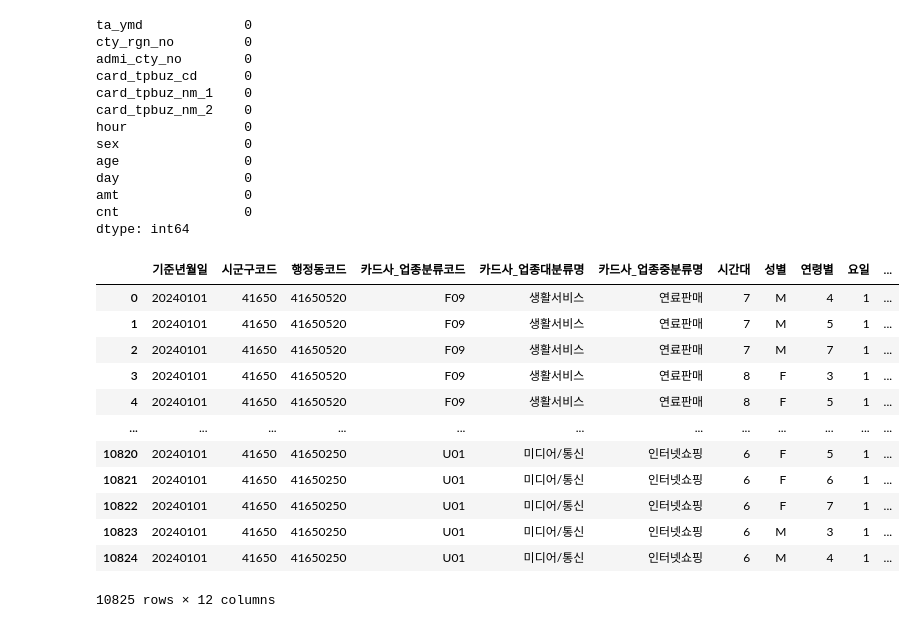
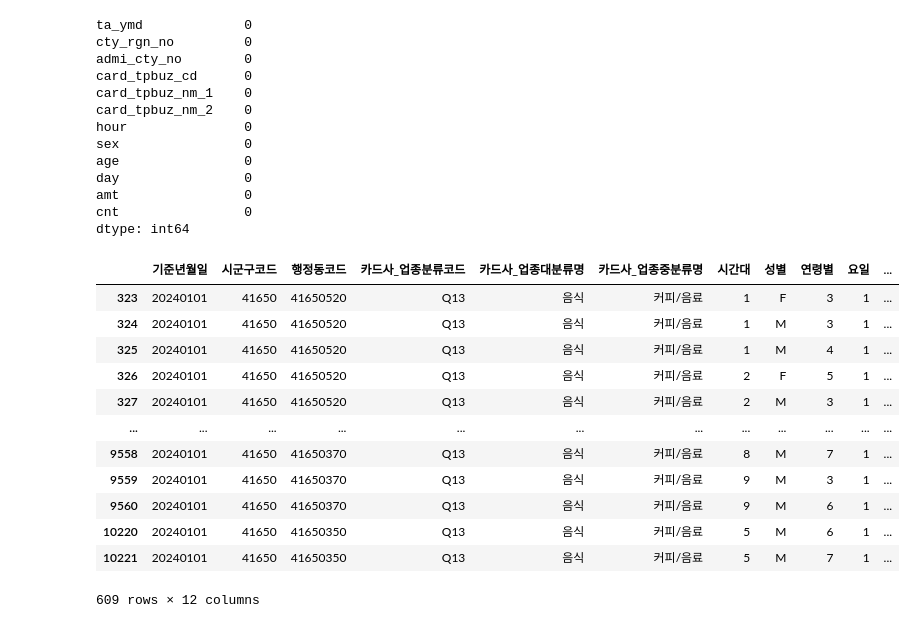
Before and after one commit to Hyo0806/ai, a Jupyter notebook: source/00_프로젝트/자료조사.ipynb, the cells around one changed output. Cells and saved outputs as stored; diff of their text form; code cells hidden in the pictures.

```diff
--- a/source/00_프로젝트/자료조사.ipynb
+++ b/source/00_프로젝트/자료조사.ipynb
@@ -115,18 +115,19 @@ cnt                0
 dtype: int64
 # %%
 data = pd.read_csv('data/카드소비데이터.csv', encoding='cp949')
-data
+data[data['카드사_업종중분류명']=='커피/음료']
+# data
 # %% [output]
 |  | 기준년월일 | 시군구코드 | 행정동코드 | 카드사_업종분류코드 | 카드사_업종대분류명 | 카드사_업종중분류명 | 시간대 | 성별 | 연령별 | 요일 | ... |
-| 0 | 20240101 | 41650 | 41650520 | F09 | 생활서비스 | 연료판매 | 7 | M | 4 | 1 | ... |
-| 1 | 20240101 | 41650 | 41650520 | F09 | 생활서비스 | 연료판매 | 7 | M | 5 | 1 | ... |
-| 2 | 20240101 | 41650 | 41650520 | F09 | 생활서비스 | 연료판매 | 7 | M | 7 | 1 | ... |
-| 3 | 20240101 | 41650 | 41650520 | F09 | 생활서비스 | 연료판매 | 8 | F | 3 | 1 | ... |
-| 4 | 20240101 | 41650 | 41650520 | F09 | 생활서비스 | 연료판매 | 8 | F | 5 | 1 | ... |
+| 323 | 20240101 | 41650 | 41650520 | Q13 | 음식 | 커피/음료 | 1 | F | 3 | 1 | ... |
+| 324 | 20240101 | 41650 | 41650520 | Q13 | 음식 | 커피/음료 | 1 | M | 3 | 1 | ... |
+| 325 | 20240101 | 41650 | 41650520 | Q13 | 음식 | 커피/음료 | 1 | M | 4 | 1 | ... |
+| 326 | 20240101 | 41650 | 41650520 | Q13 | 음식 | 커피/음료 | 2 | F | 5 | 1 | ... |
+| 327 | 20240101 | 41650 | 41650520 | Q13 | 음식 | 커피/음료 | 2 | M | 3 | 1 | ... |
 | ... | ... | ... | ... | ... | ... | ... | ... | ... | ... | ... | ... |
-| 10820 | 20240101 | 41650 | 41650250 | U01 | 미디어/통신 | 인터넷쇼핑 | 6 | F | 5 | 1 | ... |
-| 10821 | 20240101 | 41650 | 41650250 | U01 | 미디어/통신 | 인터넷쇼핑 | 6 | F | 6 | 1 | ... |
-| 10822 | 20240101 | 41650 | 41650250 | U01 | 미디어/통신 | 인터넷쇼핑 | 6 | F | 7 | 1 | ... |
-| 10823 | 20240101 | 41650 | 41650250 | U01 | 미디어/통신 | 인터넷쇼핑 | 6 | M | 3 | 1 | ... |
-| 10824 | 20240101 | 41650 | 41650250 | U01 | 미디어/통신 | 인터넷쇼핑 | 6 | M | 4 | 1 | ... |
+| 9558 | 20240101 | 41650 | 41650370 | Q13 | 음식 | 커피/음료 | 8 | M | 7 | 1 | ... |
+| 9559 | 20240101 | 41650 | 41650370 | Q13 | 음식 | 커피/음료 | 9 | M | 3 | 1 | ... |
+| 9560 | 20240101 | 41650 | 41650370 | Q13 | 음식 | 커피/음료 | 9 | M | 6 | 1 | ... |
+| 10220 | 20240101 | 41650 | 41650350 | Q13 | 음식 | 커피/음료 | 5 | M | 6 | 1 | ... |
+| 10221 | 20240101 | 41650 | 41650350 | Q13 | 음식 | 커피/음료 | 5 | M | 7 | 1 | ... |
-10825 rows × 12 columns
+609 rows × 12 columns
```
Also changed, not shown: parts of 4 cells of this notebook, 7 other files.
